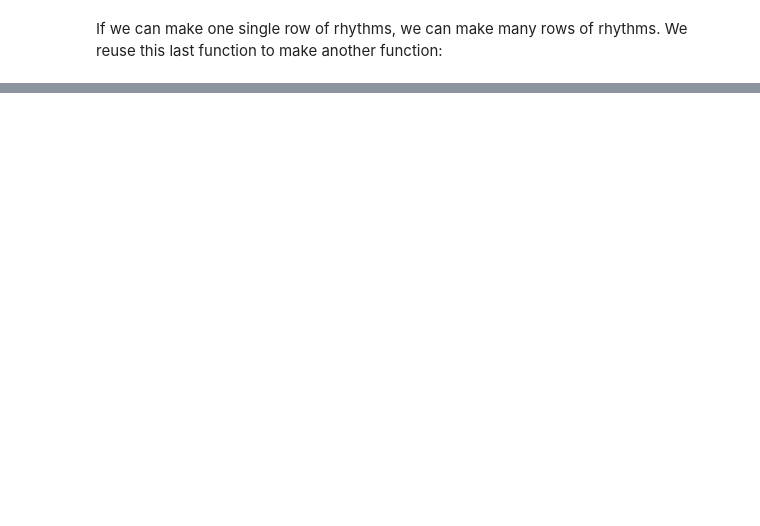
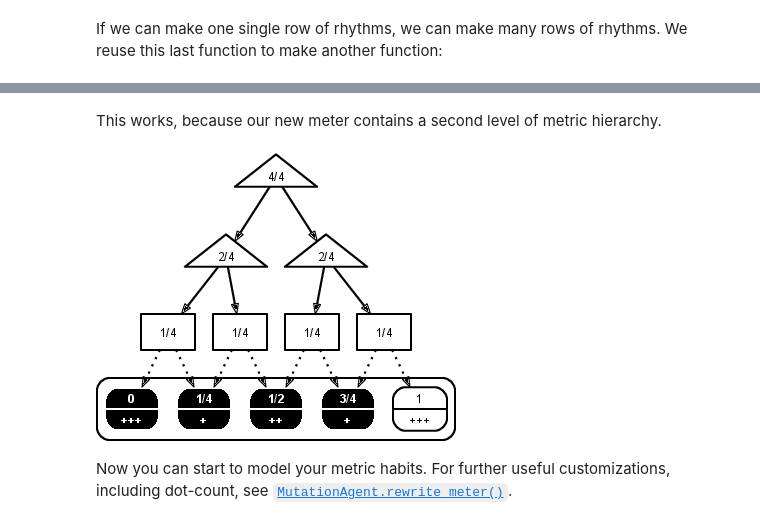
Before and after one commit to kureta/intensive, a Jupyter notebook: day-2/1-rhythms.ipynb, the cells around one changed output, grey strips where cells are left out. Drawn from its saved outputs; the diff is of its cells as text; code cells hidden in the pictures; blank space fills up the shorter version.

```diff
--- a/day-2/1-rhythms.ipynb
+++ b/day-2/1-rhythms.ipynb
@@ -353,0 +649,5 @@ This example illustrates how simpler bottom-up rhythmic construction might be ab
+# %%
+other_four = abjad.Meter('(4/4 ((2/4 (1/4 1/4)) (2/4 (1/4 1/4)) ))')
+for measure in staff:
+    abjad.mutate(measure).rewrite_meter(other_four)
+abjad.f(staff)
@@ -353,0 +672,8 @@ This example illustrates how simpler bottom-up rhythmic construction might be ab
+# %% [markdown]
+This works, because our new meter contains a second level of metric hierarchy.
+# %%
+abjad.graph(other_four)
+# %% [output]
+[figure, added]
+# %% [markdown]
+Now you can start to model your metric habits. For further useful customizations, including dot-count, see [`MutationAgent.rewrite_meter()`](http://abjad.mbrsi.org/api/tools/agenttools/MutationAgent.html#abjad.tools.agenttools.MutationAgent.MutationAgent.rewrite_meter).
```
Also changed, not shown: parts of 69 cells of this notebook.
